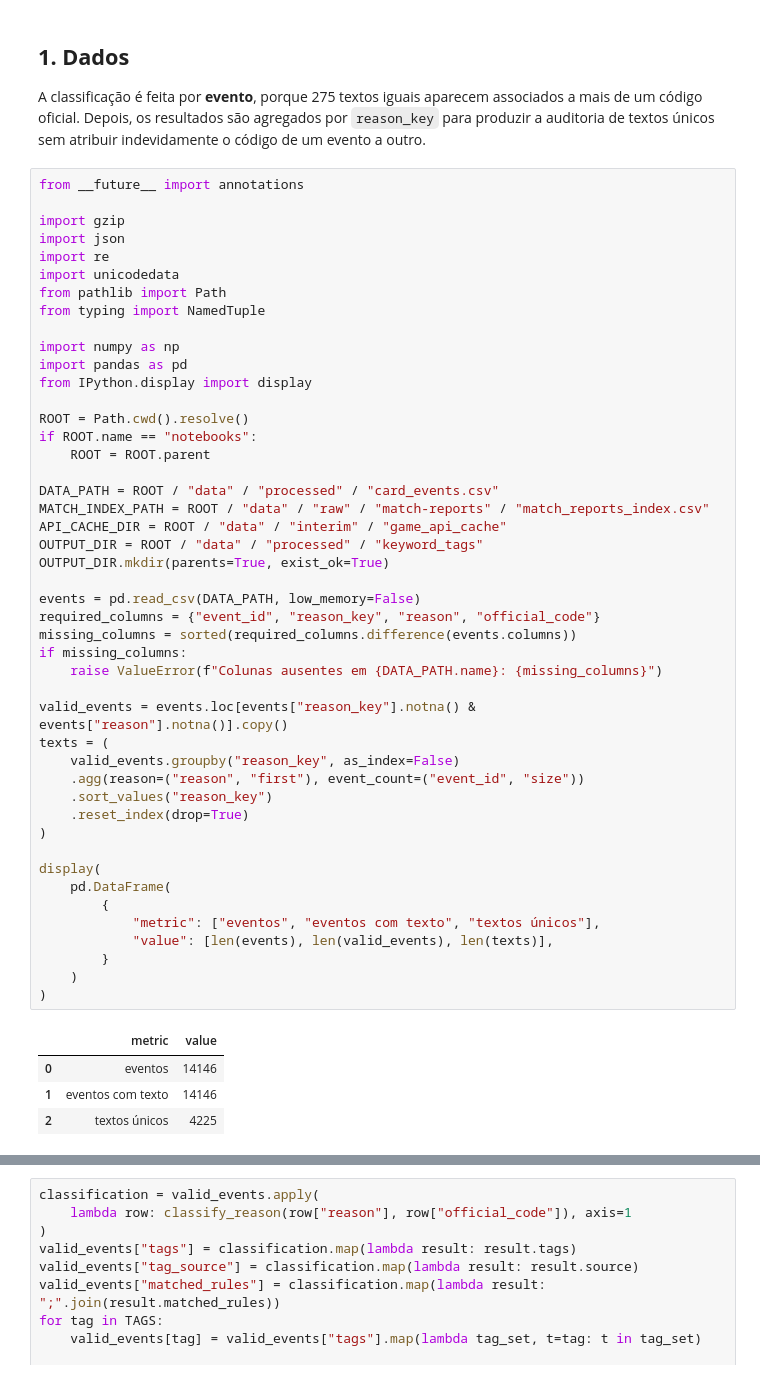
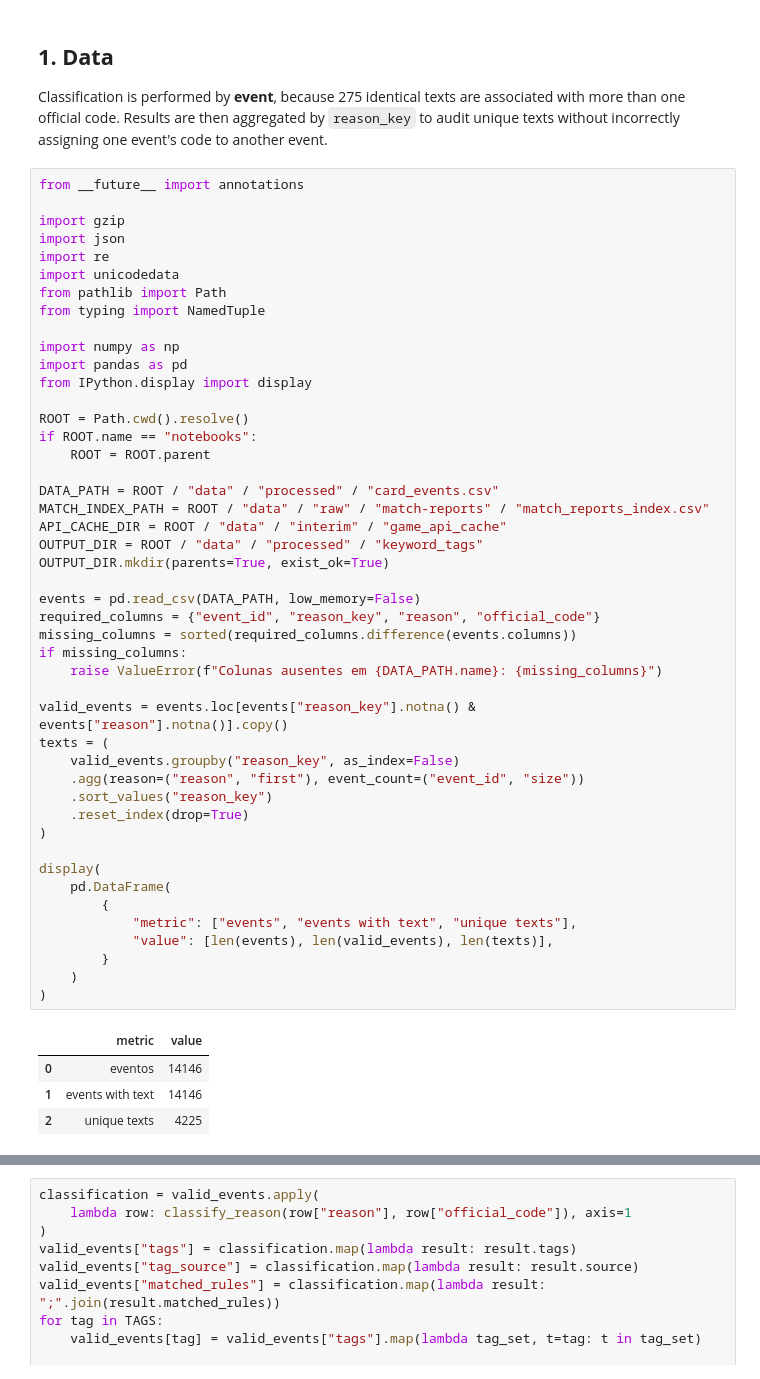
Before and after one commit to gcarbs1/cbf-match-report-analysis, a Jupyter notebook: notebooks/02-keyword_tagging.ipynb, the cells around one changed output, grey strips where cells are left out. Drawn from its saved outputs; the diff is of its cells as text.

```diff
--- a/notebooks/2-keyword_tagging.ipynb
+++ b/notebooks/02-keyword_tagging.ipynb
@@ -13,9 +13,9 @@ Leiden). A taxonomia híbrida preserva a transparência, registra a origem de ca
 # %% [markdown]
-## **1. Dados**
+## **1. Data**
 
-A classificação é feita por **evento**, porque 275 textos iguais aparecem associados a mais de um código
-oficial. Depois, os resultados são agregados por `reason_key` para produzir a auditoria de textos únicos
-sem atribuir indevidamente o código de um evento a outro.
+Classification is performed by **event**, because 275 identical texts are associated with more than one official
+code. Results are then aggregated by `reason_key` to audit unique texts without incorrectly assigning one
+event's code to another event.
 # %%
 from __future__ import annotations
 
@@ -37,34 +37,34 @@ if ROOT.name == "notebooks":
 DATA_PATH = ROOT / "data" / "processed" / "card_events.csv"
 MATCH_INDEX_PATH = ROOT / "data" / "raw" / "match-reports" / "match_reports_index.csv"
 API_CACHE_DIR = ROOT / "data" / "interim" / "game_api_cache"
 OUTPUT_DIR = ROOT / "data" / "processed" / "keyword_tags"
 OUTPUT_DIR.mkdir(parents=True, exist_ok=True)
 
 events = pd.read_csv(DATA_PATH, low_memory=False)
 required_columns = {"event_id", "reason_key", "reason", "official_code"}
 missing_columns = sorted(required_columns.difference(events.columns))
 if missing_columns:
     raise ValueError(f"Colunas ausentes em {DATA_PATH.name}: {missing_columns}")
 
 valid_events = events.loc[events["reason_key"].notna() & events["reason"].notna()].copy()
 texts = (
     valid_events.groupby("reason_key", as_index=False)
     .agg(reason=("reason", "first"), event_count=("event_id", "size"))
     .sort_values("reason_key")
     .reset_index(drop=True)
 )
 
 display(
     pd.DataFrame(
         {
-            "metric": ["eventos", "eventos com texto", "textos únicos"],
+            "metric": ["events", "events with text", "unique texts"],
             "value": [len(events), len(valid_events), len(texts)],
         }
     )
 )
 # %% [output]
 |  | metric | value |
 | 0 | eventos | 14146 |
-| 1 | eventos com texto | 14146 |
-| 2 | textos únicos | 4225 |
+| 1 | events with text | 14146 |
+| 2 | unique texts | 4225 |
 # %% [markdown]
```
Also changed, not shown: parts of 9 cells of this notebook, 10 other files.
